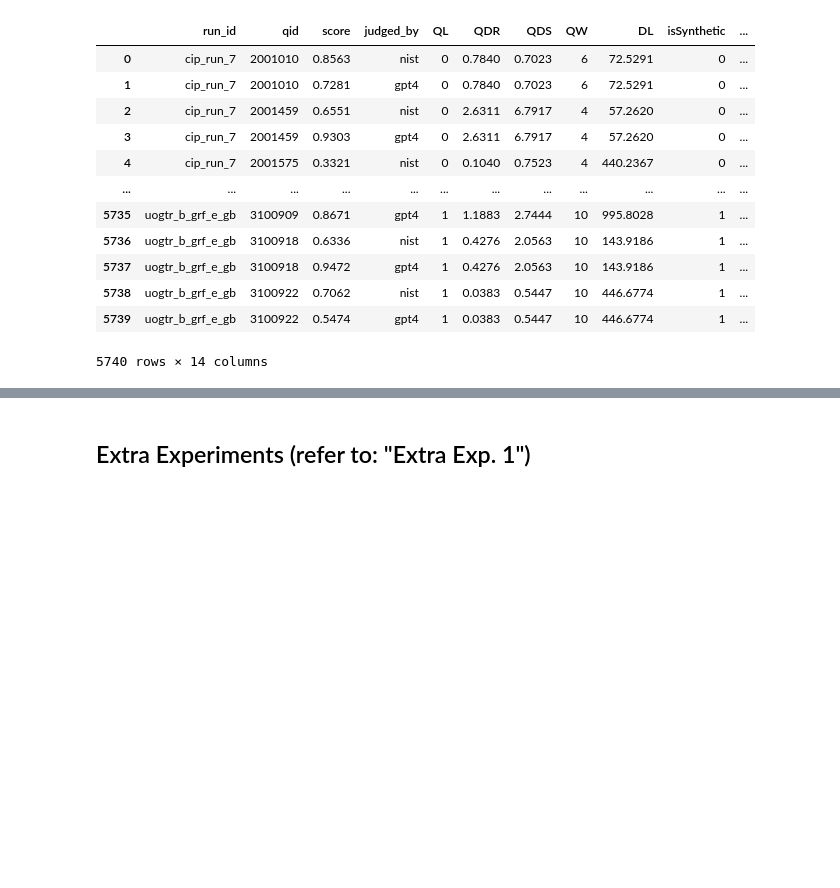
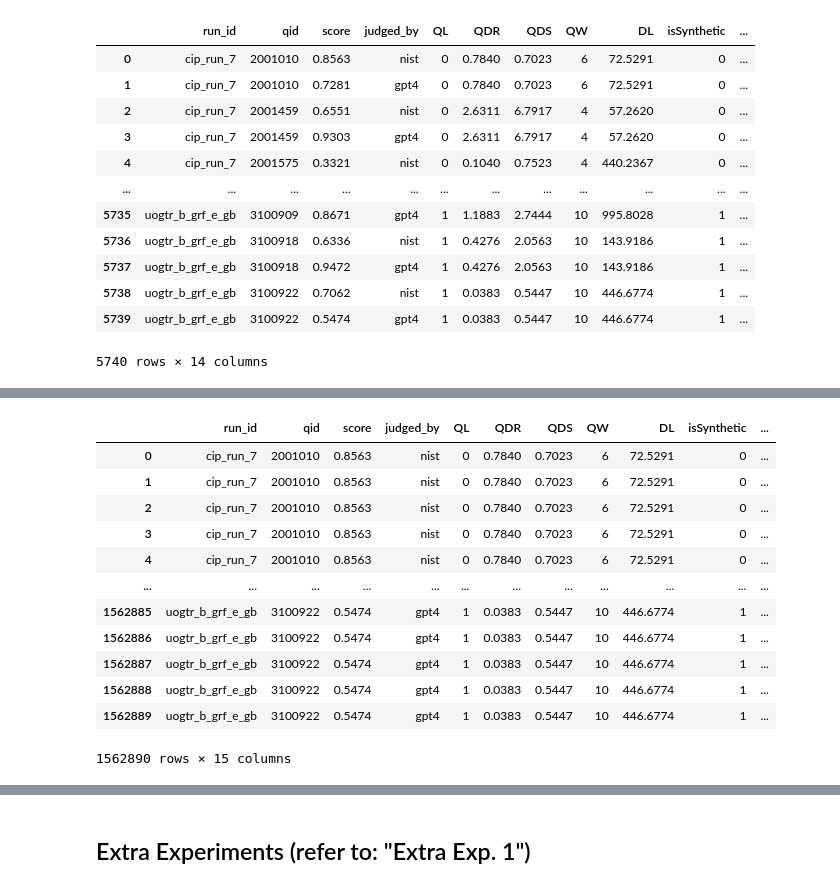
Before and after one commit to rahmanidashti/BiasSyntheticData, a Jupyter notebook: 1-mixed-effect-analysis.ipynb, the cells around one changed output, grey strips where cells are left out. Drawn from its saved outputs; the diff is of its cells as text; code cells hidden in the pictures; blank space fills up the shorter version.

```diff
--- a/1-mixed-effect-analysis.ipynb
+++ b/1-mixed-effect-analysis.ipynb
@@ -51,6 +51,16 @@ model_to_info = pd.read_csv("infos/model_to_info.txt", sep='\t')
 data = pd.merge(results_dfs, qid_to_info, on='qid')
 # data = pd.merge(data, doc_to_info, on='qid')
 data = pd.merge(data, model_to_info, on='run_id')
+# %%
+### Adding human labels as a true relevance
+qrel_human_df = pd.read_csv('./qrels/2023.qrels.pass.withDupes.txt', delimiter=' ', header=None, names=['qid', 'Q0', 'docid', 'label_human'])
+qrel_llm_df = pd.read_csv('./qrels/2023.qrels.pass.gpt4.txt', delimiter=' ', header=None, names=['qid', 'Q0', 'docid', 'label_llm'])
+# %%
+qrel_human_df.drop(['docid'], axis=1, inplace=True)
+qrel_human_df.drop(['Q0'], axis=1, inplace=True)
+
+qrel_llm_df.drop(['docid'], axis=1, inplace=True)
+qrel_llm_df.drop(['Q0'], axis=1, inplace=True)
 # %%
 data
 # %% [output]
@@ -69,0 +96,18 @@ data
+# %%
+data = pd.merge(data, qrel_human_df, on='qid')
+# %%
+data
+# %% [output]
+|  | run_id | qid | score | judged_by | QL | QDR | QDS | QW | DL | isSynthetic | ... |
+| 0 | cip_run_7 | 2001010 | 0.8563 | nist | 0 | 0.7840 | 0.7023 | 6 | 72.5291 | 0 | ... |
+| 1 | cip_run_7 | 2001010 | 0.8563 | nist | 0 | 0.7840 | 0.7023 | 6 | 72.5291 | 0 | ... |
+| 2 | cip_run_7 | 2001010 | 0.8563 | nist | 0 | 0.7840 | 0.7023 | 6 | 72.5291 | 0 | ... |
+| 3 | cip_run_7 | 2001010 | 0.8563 | nist | 0 | 0.7840 | 0.7023 | 6 | 72.5291 | 0 | ... |
+| 4 | cip_run_7 | 2001010 | 0.8563 | nist | 0 | 0.7840 | 0.7023 | 6 | 72.5291 | 0 | ... |
+| ... | ... | ... | ... | ... | ... | ... | ... | ... | ... | ... | ... |
+| 1562885 | uogtr_b_grf_e_gb | 3100922 | 0.5474 | gpt4 | 1 | 0.0383 | 0.5447 | 10 | 446.6774 | 1 | ... |
+| 1562886 | uogtr_b_grf_e_gb | 3100922 | 0.5474 | gpt4 | 1 | 0.0383 | 0.5447 | 10 | 446.6774 | 1 | ... |
+| 1562887 | uogtr_b_grf_e_gb | 3100922 | 0.5474 | gpt4 | 1 | 0.0383 | 0.5447 | 10 | 446.6774 | 1 | ... |
+| 1562888 | uogtr_b_grf_e_gb | 3100922 | 0.5474 | gpt4 | 1 | 0.0383 | 0.5447 | 10 | 446.6774 | 1 | ... |
+| 1562889 | uogtr_b_grf_e_gb | 3100922 | 0.5474 | gpt4 | 1 | 0.0383 | 0.5447 | 10 | 446.6774 | 1 | ... |
+1562890 rows × 15 columns
```
Also changed, not shown: parts of 20 cells of this notebook, 1 other file.
